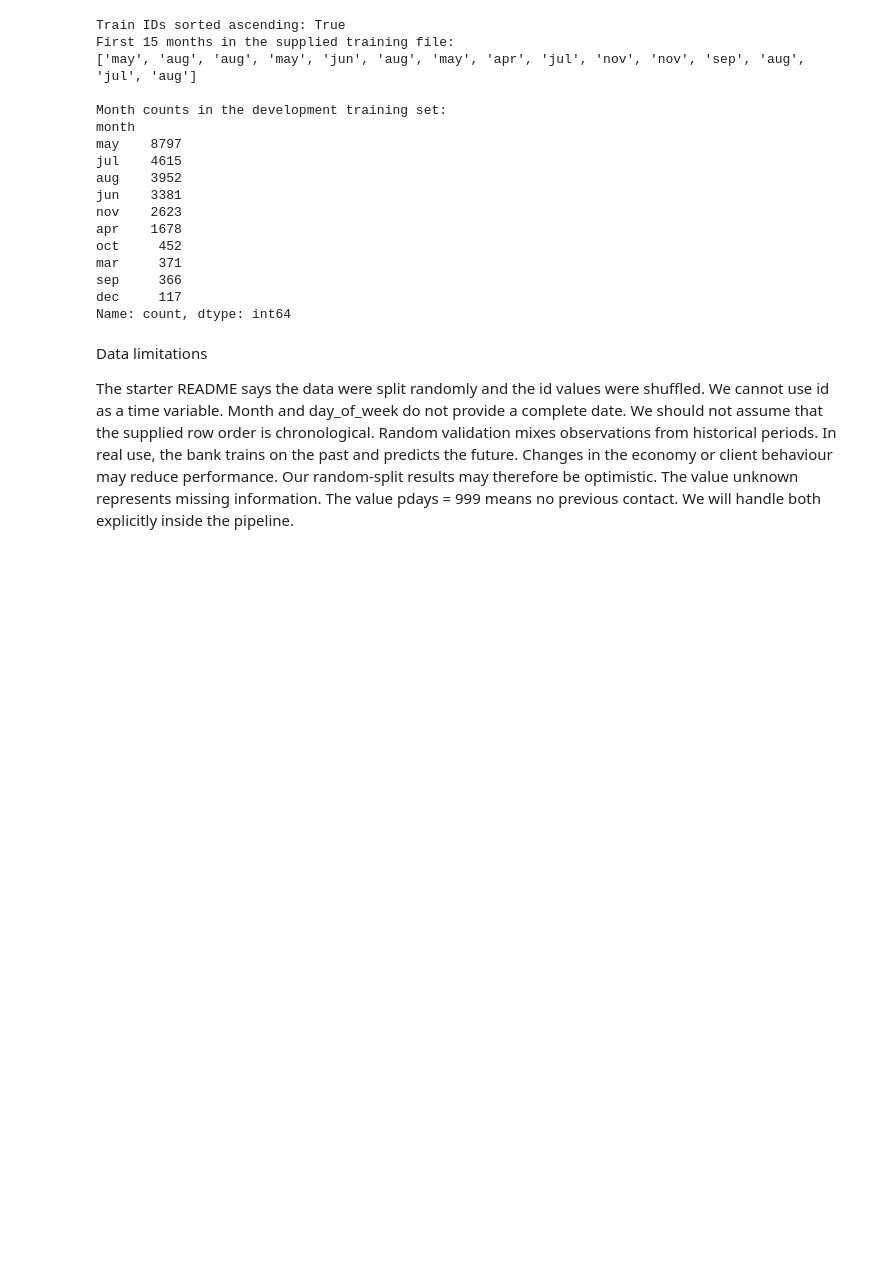
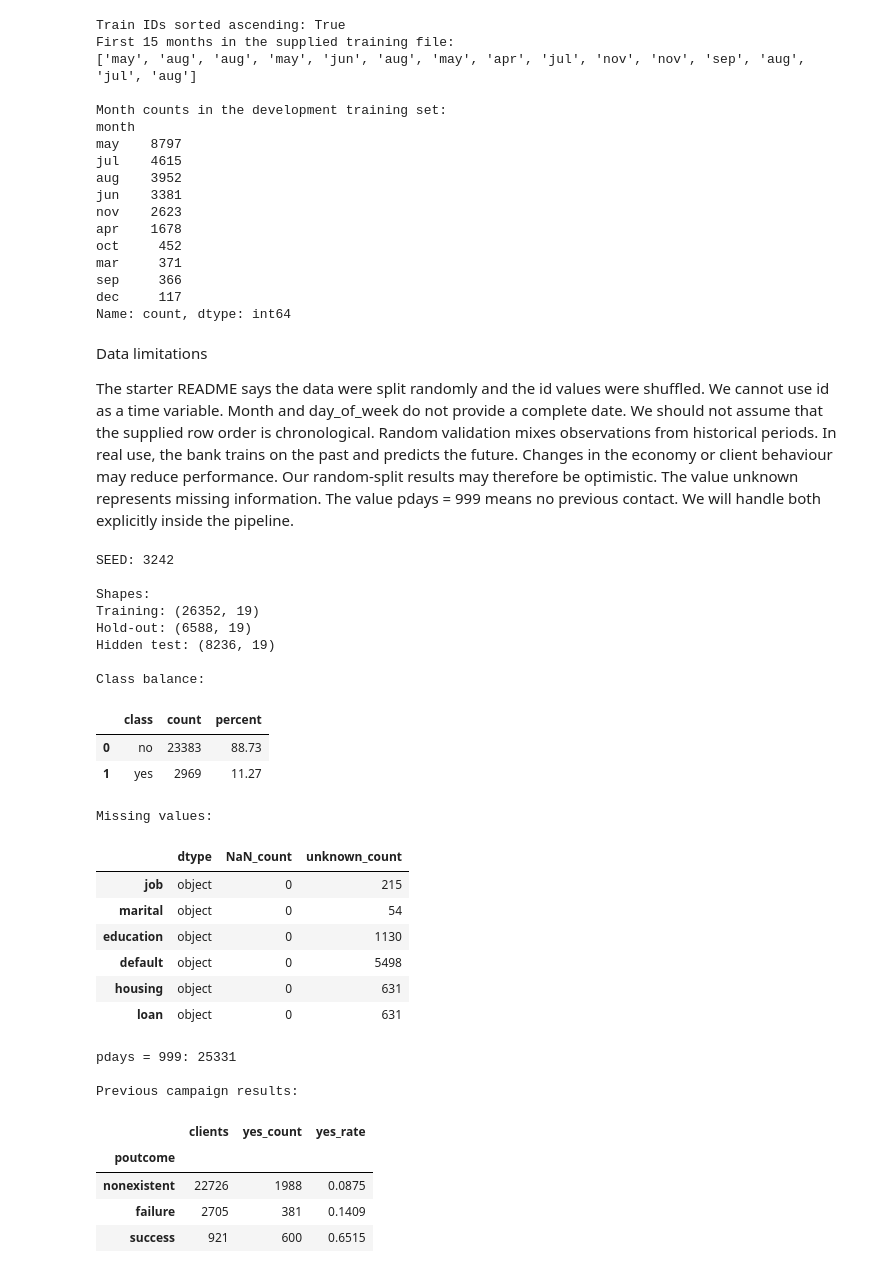
Before and after one commit to nurtore067/gumar_ML_task_3, a Jupyter notebook: gumar_task3.ipynb, the cells around one changed output. Saved outputs shown, nothing was run; the diff lists cells and outputs as text; code cells hidden in the pictures; blank space fills up the shorter version.

```diff
--- a/gumar_task3.ipynb
+++ b/gumar_task3.ipynb
@@ -282,3 +282,54 @@ Our random-split results may therefore be optimistic.
 The value unknown represents missing information.
 The value pdays = 999 means no previous contact.
 We will handle both explicitly inside the pipeline.
+# %%
+print("SEED:", SEED)
+
+print("\nShapes:")
+print("Training:", X_train.shape)
+print("Hold-out:", X_holdout.shape)
+print("Hidden test:", X_test.shape)
+
+print("\nClass balance:")
+display(class_summary.round(2))
+
+print("\nMissing values:")
+display(
+    missing_summary.loc[
+        (missing_summary["NaN_count"] > 0)
+        | (missing_summary["unknown_count"] > 0)
+    ]
+)
+
+print("\npdays = 999:", sentinel_count)
+
+print("\nPrevious campaign results:")
+display(previous_summary.round(4))
+# %% [output]
+SEED: 3242
+
+Shapes:
+Training: (26352, 19)
+Hold-out: (6588, 19)
+Hidden test: (8236, 19)
+
+Class balance:
+|  | class | count | percent |
+| 0 | no | 23383 | 88.73 |
+| 1 | yes | 2969 | 11.27 |
+Missing values:
+|  | dtype | NaN_count | unknown_count |
+| job | object | 0 | 215 |
+| marital | object | 0 | 54 |
+| education | object | 0 | 1130 |
+| default | object | 0 | 5498 |
+| housing | object | 0 | 631 |
+| loan | object | 0 | 631 |
+pdays = 999: 25331
+
+Previous campaign results:
+|  | clients | yes_count | yes_rate |
+| poutcome |  |  |  |
+| nonexistent | 22726 | 1988 | 0.0875 |
+| failure | 2705 | 381 | 0.1409 |
+| success | 921 | 600 | 0.6515 |
```
Also changed, not shown: parts of 6 cells of this notebook.
